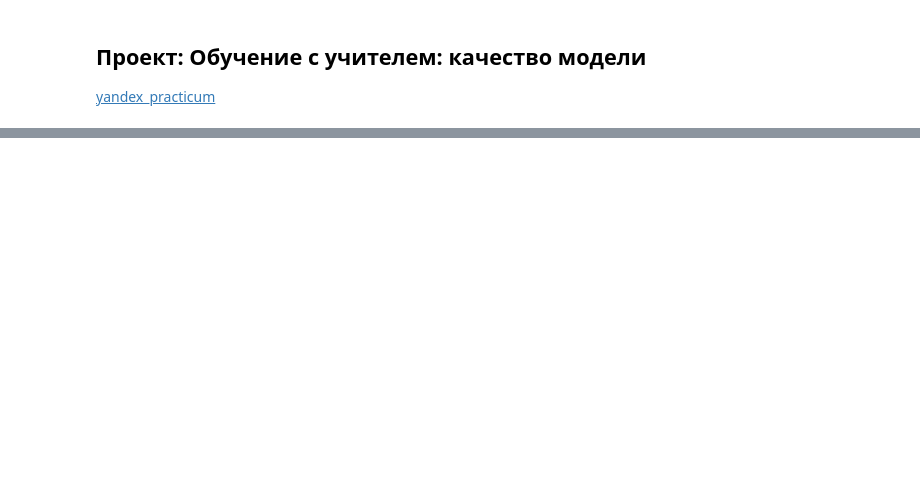
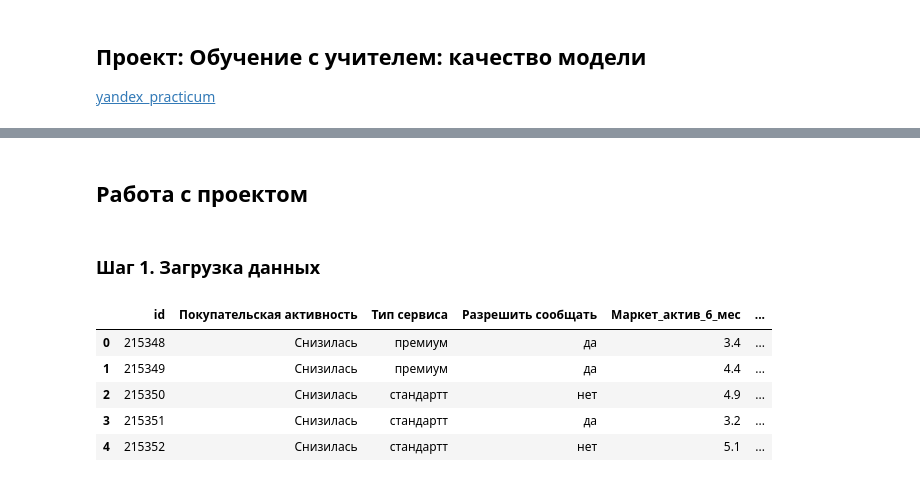
Before and after one commit to anthonypotekhin/studying, a Jupyter notebook: yandex_practicum/8_supervised_learning/sup_learn_proj.ipynb, the cells around one changed output, grey strips where cells are left out. Cells and saved outputs as stored; diff of their text form; code cells hidden in the pictures; blank space fills up the shorter version.

Commit message:
read_files

```diff
--- a/yandex_practicum/8_supervised_learning/sup_learn_proj.ipynb
+++ b/yandex_practicum/8_supervised_learning/sup_learn_proj.ipynb
@@ -15,3 +68,7 @@
+# %% [markdown]
+## Работа с проектом
+# %% [markdown]
+### Шаг 1. Загрузка данных
 # %%
 # библиотеки для работы с данными
 import pandas as pd
@@ -69,3 +126,24 @@ import plotly.express as px
 import plotly.graph_objects as go
 
 import math
+# %%
+try:
+    market_df = pd.read_csv('/datasets/market_file.csv')
+    market_money_df = pd.read_csv('/datasets/market_file.csv')
+    market_time_df = pd.read_csv('/datasets/market_file.csv')
+    money_df= pd.read_csv('/datasets/market_file.csv', sep=';',decimal=',')
+
+except FileNotFoundError:
+    market_df = pd.read_csv('/Users/tony_builder/Documents/GitHub/studying/yandex_practicum/8_supervised_learning/data/market_file.csv')
+    market_money_df = pd.read_csv('/Users/tony_builder/Documents/GitHub/studying/yandex_practicum/8_supervised_learning/data/market_money.csv')
+    market_time_df = pd.read_csv('/Users/tony_builder/Documents/GitHub/studying/yandex_practicum/8_supervised_learning/data/market_time.csv')
+    money_df= pd.read_csv('/Users/tony_builder/Documents/GitHub/studying/yandex_practicum/8_supervised_learning/data/money.csv', sep=';',decimal=',')
+# %%
+market_df.head()
+# %% [output]
+|  | id | Покупательская активность | Тип сервиса | Разрешить сообщать | Маркет_актив_6_мес | ... |
+| 0 | 215348 | Снизилась | премиум | да | 3.4 | ... |
+| 1 | 215349 | Снизилась | премиум | да | 4.4 | ... |
+| 2 | 215350 | Снизилась | стандартт | нет | 4.9 | ... |
+| 3 | 215351 | Снизилась | стандартт | да | 3.2 | ... |
+| 4 | 215352 | Снизилась | стандартт | нет | 5.1 | ... |
```
Also changed, not shown: parts of 11 cells of this notebook, 19 other files.
